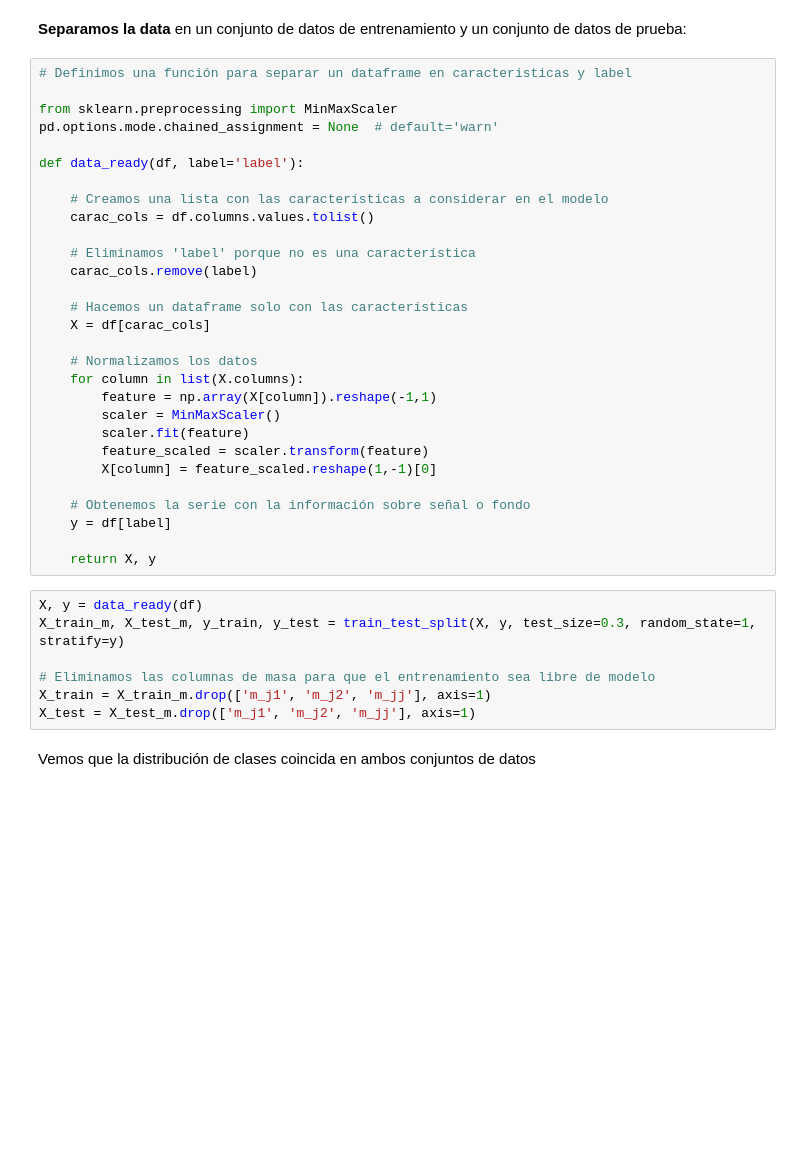
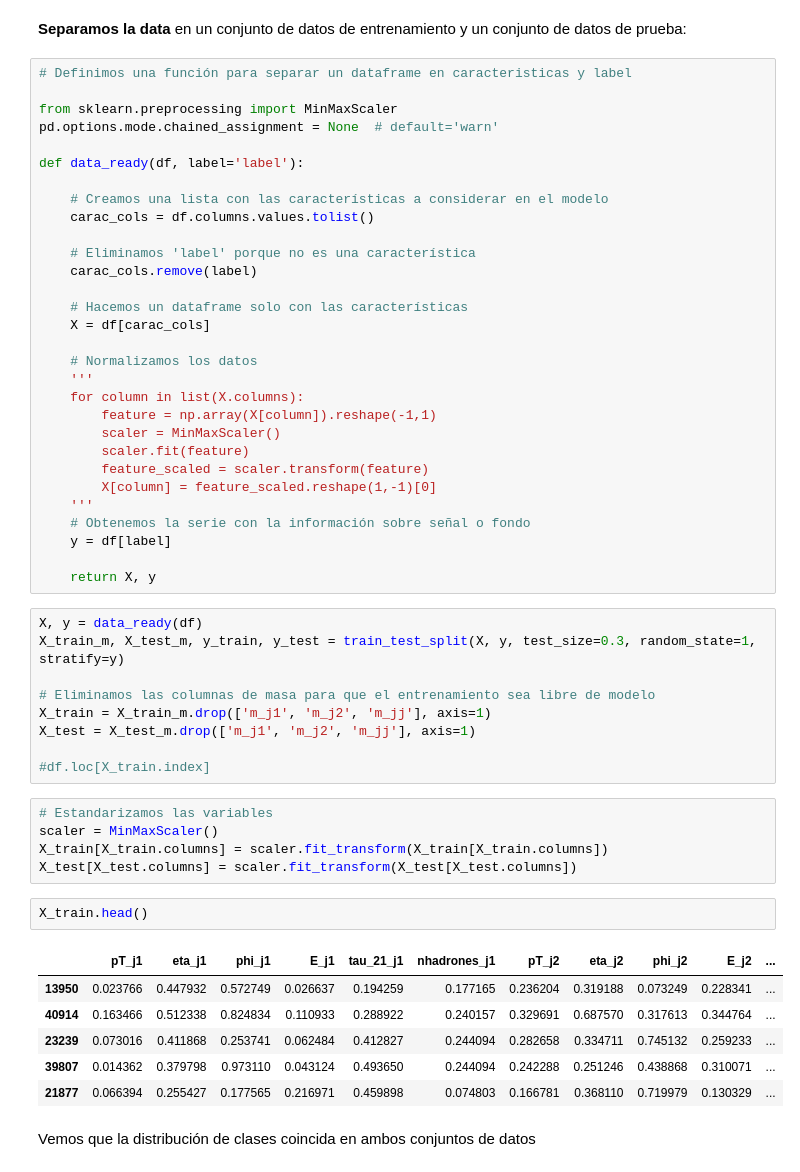
Before and after one commit to marianaiv/benchtools, a Jupyter notebook: notebooks/GBC-clasificacion.ipynb, the cells around one changed output. Saved outputs shown, nothing was run; the diff lists cells and outputs as text; blank space fills up the shorter version.

```diff
--- a/notebooks/GBC-clasificacion.ipynb
+++ b/notebooks/GBC-clasificacion.ipynb
@@ -54,13 +54,14 @@ def data_ready(df, label='label'):
     X = df[carac_cols]
 
     # Normalizamos los datos
+    '''
     for column in list(X.columns):
         feature = np.array(X[column]).reshape(-1,1)
         scaler = MinMaxScaler()
         scaler.fit(feature)
         feature_scaled = scaler.transform(feature)
         X[column] = feature_scaled.reshape(1,-1)[0]
-
+    '''
     # Obtenemos la serie con la información sobre señal o fondo
     y = df[label]
 
@@ -72,6 +73,22 @@ X_train_m, X_test_m, y_train, y_test = train_test_split(X, y, test_size=0.3, ran
 # Eliminamos las columnas de masa para que el entrenamiento sea libre de modelo
 X_train = X_train_m.drop(['m_j1', 'm_j2', 'm_jj'], axis=1)
 X_test = X_test_m.drop(['m_j1', 'm_j2', 'm_jj'], axis=1)
+
+#df.loc[X_train.index]
+# %%
+# Estandarizamos las variables
+scaler = MinMaxScaler()
+X_train[X_train.columns] = scaler.fit_transform(X_train[X_train.columns])
+X_test[X_test.columns] = scaler.fit_transform(X_test[X_test.columns])
+# %%
+X_train.head()
+# %% [output]
+|  | pT_j1 | eta_j1 | phi_j1 | E_j1 | tau_21_j1 | nhadrones_j1 | pT_j2 | eta_j2 | phi_j2 | E_j2 | ... |
+| 13950 | 0.023766 | 0.447932 | 0.572749 | 0.026637 | 0.194259 | 0.177165 | 0.236204 | 0.319188 | 0.073249 | 0.228341 | ... |
+| 40914 | 0.163466 | 0.512338 | 0.824834 | 0.110933 | 0.288922 | 0.240157 | 0.329691 | 0.687570 | 0.317613 | 0.344764 | ... |
+| 23239 | 0.073016 | 0.411868 | 0.253741 | 0.062484 | 0.412827 | 0.244094 | 0.282658 | 0.334711 | 0.745132 | 0.259233 | ... |
+| 39807 | 0.014362 | 0.379798 | 0.973110 | 0.043124 | 0.493650 | 0.244094 | 0.242288 | 0.251246 | 0.438868 | 0.310071 | ... |
+| 21877 | 0.066394 | 0.255427 | 0.177565 | 0.216971 | 0.459898 | 0.074803 | 0.166781 | 0.368110 | 0.719979 | 0.130329 | ... |
 # %% [markdown]
 Vemos que la distribución de clases coincida en ambos conjuntos de datos
 # %%
```
Also changed, not shown: parts of 10 cells of this notebook.
